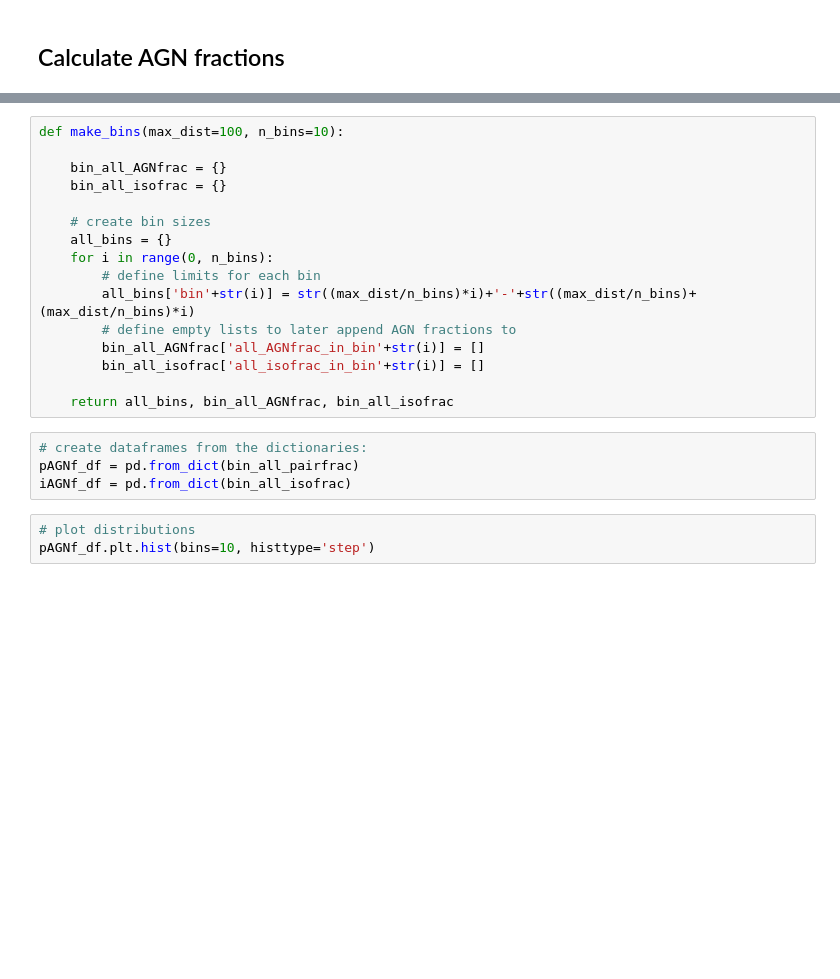
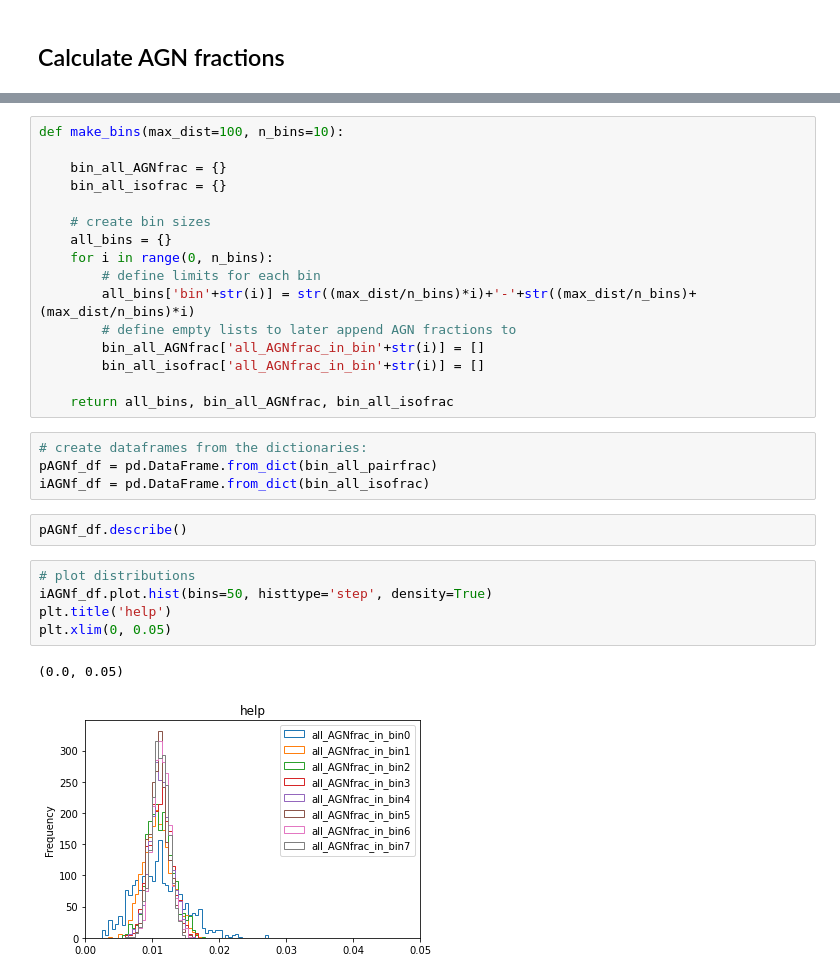
Before and after one commit to sldough21/pair-conv-misc, a Jupyter notebook: am_analysis.ipynb, the cells around one changed output, grey strips where cells are left out. Saved outputs shown, nothing was run; the diff lists cells and outputs as text; blank space fills up the shorter version.

Commit message:
figure analysis written

```diff
--- a/am_analysis.ipynb
+++ b/am_analysis.ipynb
@@ -98,13 +125,20 @@ def make_bins(max_dist=100, n_bins=10):
         all_bins['bin'+str(i)] = str((max_dist/n_bins)*i)+'-'+str((max_dist/n_bins)+(max_dist/n_bins)*i)
         # define empty lists to later append AGN fractions to
         bin_all_AGNfrac['all_AGNfrac_in_bin'+str(i)] = []
-        bin_all_isofrac['all_isofrac_in_bin'+str(i)] = []
+        bin_all_isofrac['all_AGNfrac_in_bin'+str(i)] = []
 
     return all_bins, bin_all_AGNfrac, bin_all_isofrac
 # %%
 # create dataframes from the dictionaries:
-pAGNf_df = pd.from_dict(bin_all_pairfrac)
-iAGNf_df = pd.from_dict(bin_all_isofrac)
+pAGNf_df = pd.DataFrame.from_dict(bin_all_pairfrac)
+iAGNf_df = pd.DataFrame.from_dict(bin_all_isofrac)
+# %%
+pAGNf_df.describe()
 # %%
 # plot distributions
-pAGNf_df.plt.hist(bins=10, histtype='step')
+iAGNf_df.plot.hist(bins=50, histtype='step', density=True)
+plt.title('help')
+plt.xlim(0, 0.05)
+# %% [output]
+(0.0, 0.05)
+[figure, added]
```
Also changed, not shown: parts of 9 cells of this notebook.
